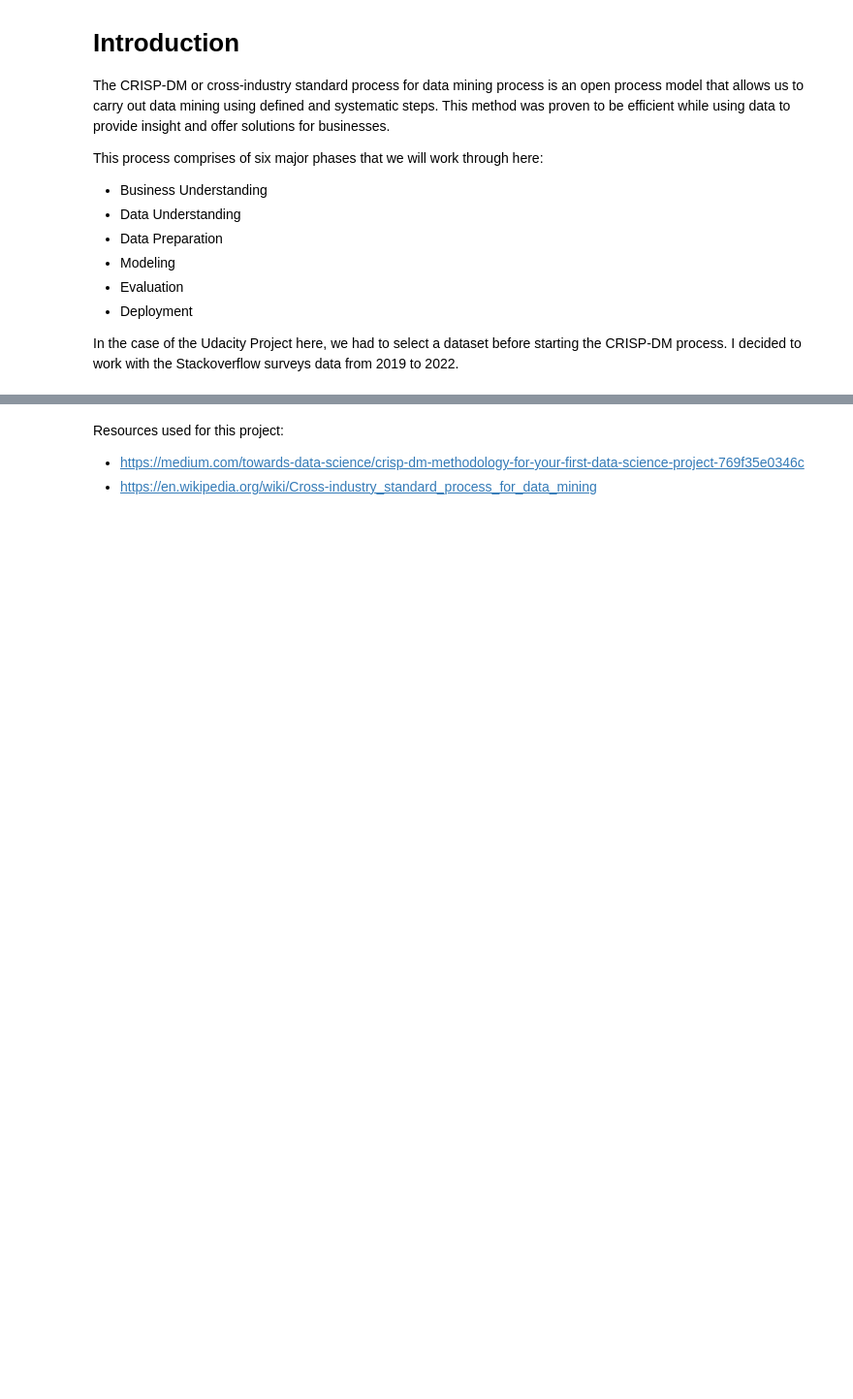
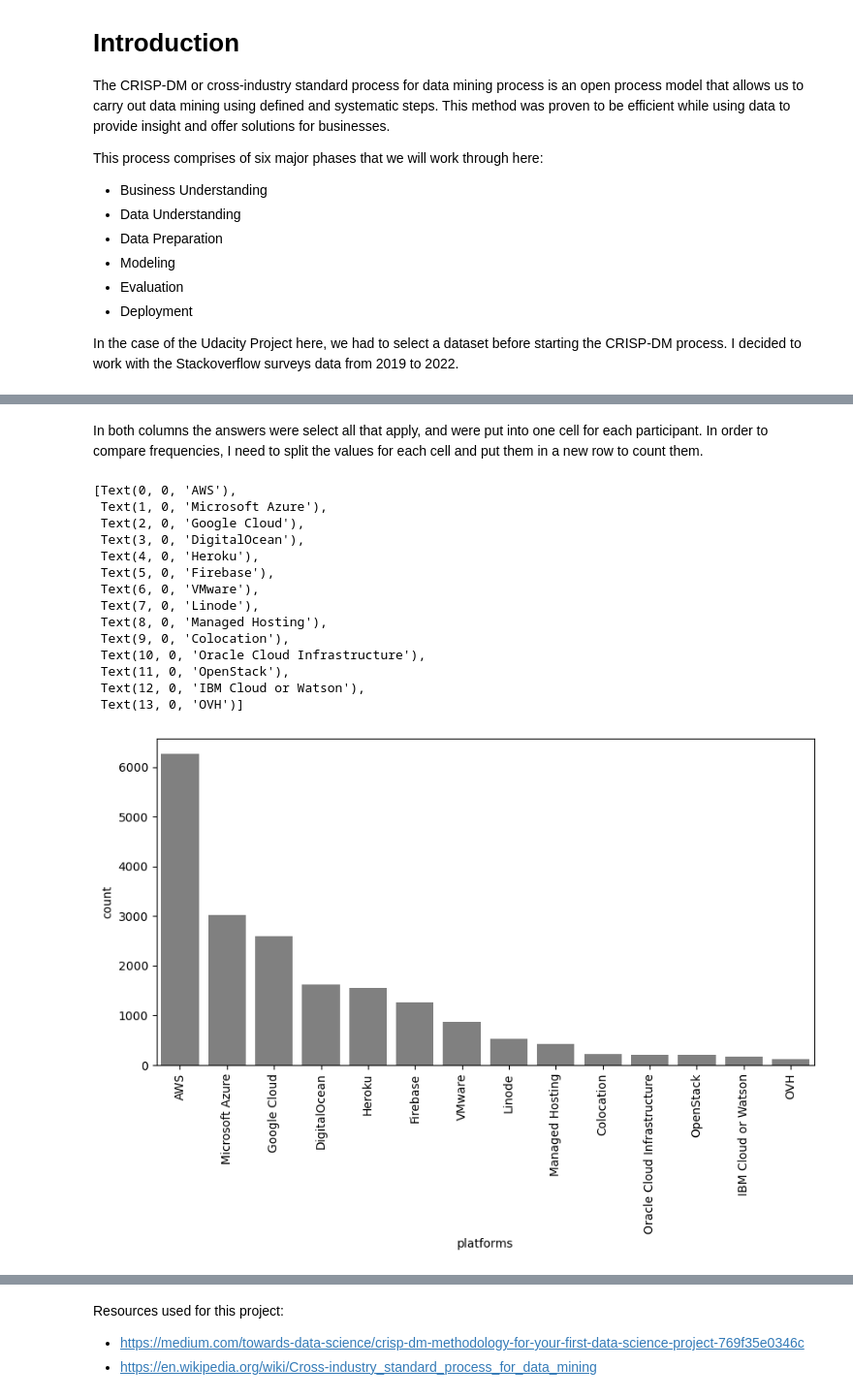
Before and after one commit to thecochenille/stackoverflow_survey2019to2022, a Jupyter notebook: Stackoverflow2019-2022Analysis.ipynb, the cells around one changed output, grey strips where cells are left out. Shown at 97% size. Saved outputs shown, nothing was run; the diff lists cells and outputs as text; code cells hidden in the pictures; blank space fills up the shorter version.

```diff
--- a/Stackoverflow2019-2022Analysis.ipynb
+++ b/Stackoverflow2019-2022Analysis.ipynb
@@ -16,0 +117,3 @@ In the case of the Udacity Project here, we had to select a dataset before start
+# %%
+df2022_US=df2022[df2022['Country']=='United States of America']
+df2022_US.shape
@@ -16,0 +167,31 @@ In the case of the Udacity Project here, we had to select a dataset before start
+# %% [markdown]
+In both columns the answers were select all that apply, and were put into one cell for each participant. In order to compare frequencies, I need to split the values for each cell and put them in a new row to count them.
+# %%
+#using the function explode() to separate each answers from cells with multiple platforms selected and creating a new row.
+df2022_US_explode_currentplatforms = df2022_US.assign(platforms=df2022_US.PlatformHaveWorkedWith.str.split(';')).explode('platforms').reset_index(drop=True)
+# %%
+# making a histogram of counts for each platform using the new df for currently used platforms, and ordering from highest value count to lowest
+plt.figure(figsize=(10,5))
+chart = sns.countplot(
+    data=df2022_US_explode_currentplatforms,
+    x='platforms',
+    order=df2022_US_explode_currentplatforms['platforms'].value_counts().index,
+    color='grey'
+)
+chart.set_xticklabels(chart.get_xticklabels(), rotation=90)
+# %% [output]
+[Text(0, 0, 'AWS'),
+ Text(1, 0, 'Microsoft Azure'),
+ Text(2, 0, 'Google Cloud'),
+ Text(3, 0, 'DigitalOcean'),
+ Text(4, 0, 'Heroku'),
+ Text(5, 0, 'Firebase'),
+ Text(6, 0, 'VMware'),
+ Text(7, 0, 'Linode'),
+ Text(8, 0, 'Managed Hosting'),
+ Text(9, 0, 'Colocation'),
+ Text(10, 0, 'Oracle Cloud Infrastructure'),
+ Text(11, 0, 'OpenStack'),
+ Text(12, 0, 'IBM Cloud or Watson'),
+ Text(13, 0, 'OVH')]
+[figure, added]
```
Also changed, not shown: parts of 109 cells of this notebook.
